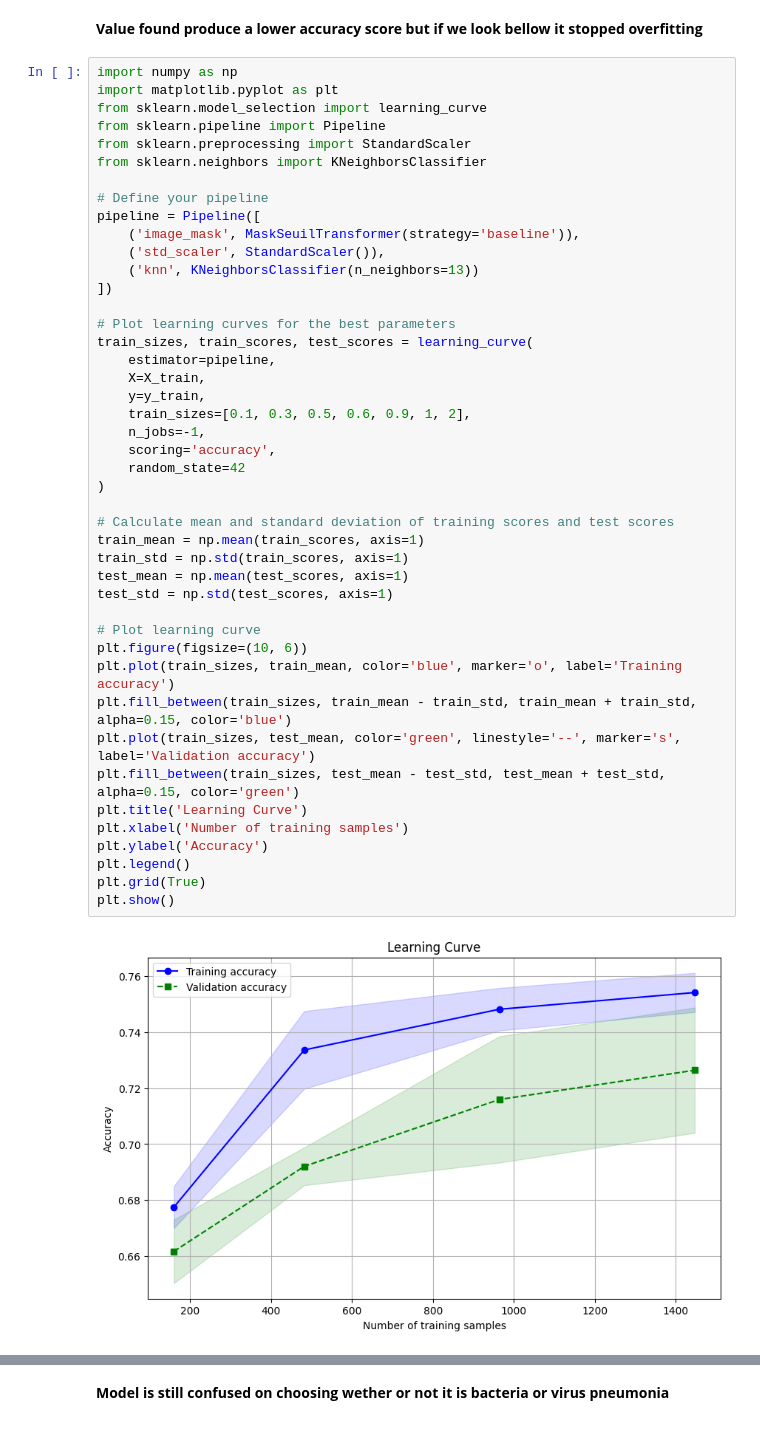
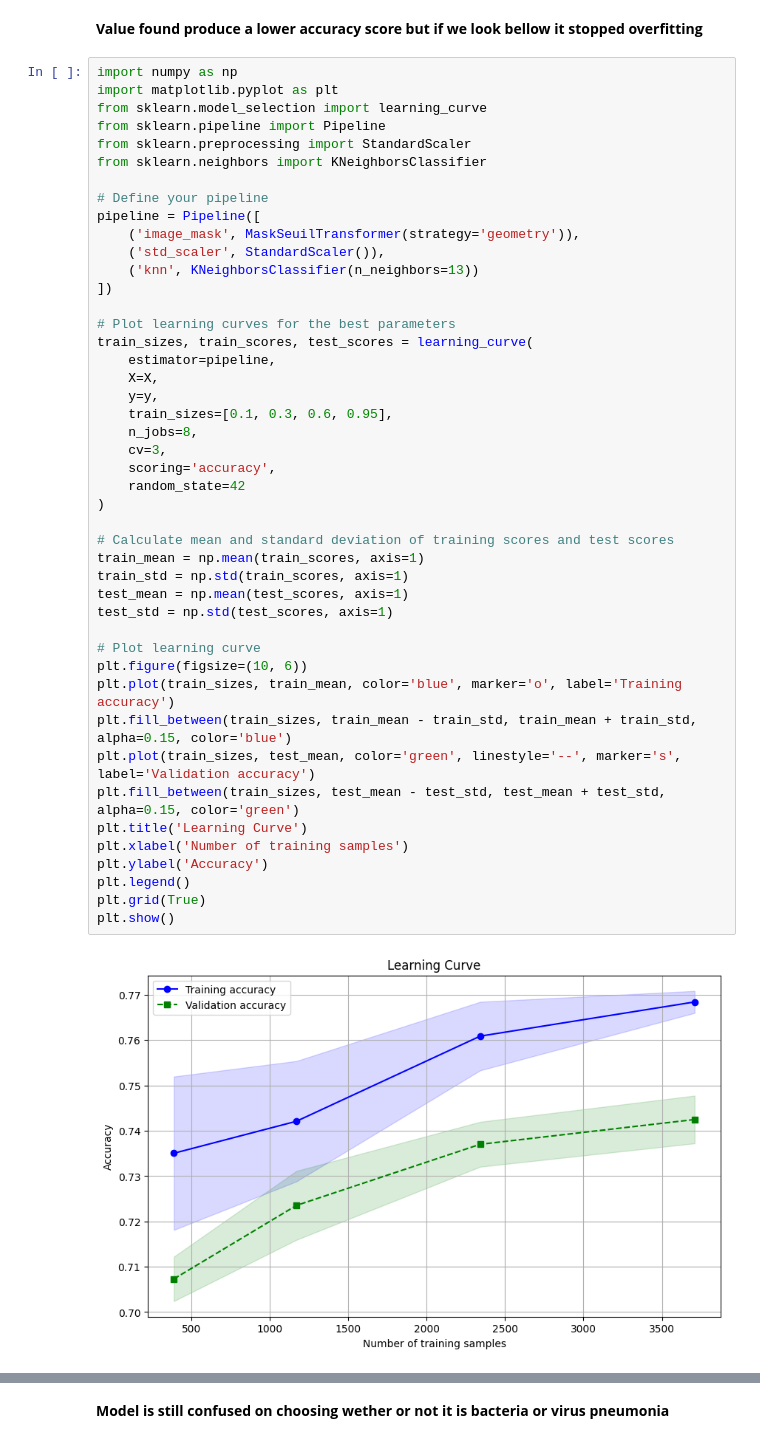
Before and after one commit to lucas066001/IllnessRecognition, a Jupyter notebook: app/ml/modelsFindingThreeClasses.ipynb, the cells around one changed output, grey strips where cells are left out. Cells and saved outputs as stored; diff of their text form.

```diff
--- a/app/ml/modelsFindingThreeClasses.ipynb
+++ b/app/ml/modelsFindingThreeClasses.ipynb
@@ -474,39 +500,40 @@ from sklearn.neighbors import KNeighborsClassifier
 
 # Define your pipeline
 pipeline = Pipeline([
-    ('image_mask', MaskSeuilTransformer(strategy='baseline')),
+    ('image_mask', MaskSeuilTransformer(strategy='geometry')),
     ('std_scaler', StandardScaler()),
     ('knn', KNeighborsClassifier(n_neighbors=13))
 ])
 
 # Plot learning curves for the best parameters
 train_sizes, train_scores, test_scores = learning_curve(
     estimator=pipeline,
-    X=X_train,
-    y=y_train,
-    train_sizes=[0.1, 0.3, 0.5, 0.6, 0.9, 1, 2],
-    n_jobs=-1,
+    X=X,
+    y=y,
+    train_sizes=[0.1, 0.3, 0.6, 0.95],
+    n_jobs=8,
+    cv=3,
     scoring='accuracy',
     random_state=42
 )
 
 # Calculate mean and standard deviation of training scores and test scores
 train_mean = np.mean(train_scores, axis=1)
 train_std = np.std(train_scores, axis=1)
 test_mean = np.mean(test_scores, axis=1)
 test_std = np.std(test_scores, axis=1)
 
 # Plot learning curve
 plt.figure(figsize=(10, 6))
 plt.plot(train_sizes, train_mean, color='blue', marker='o', label='Training accuracy')
 plt.fill_between(train_sizes, train_mean - train_std, train_mean + train_std, alpha=0.15, color='blue')
 plt.plot(train_sizes, test_mean, color='green', linestyle='--', marker='s', label='Validation accuracy')
 plt.fill_between(train_sizes, test_mean - test_std, test_mean + test_std, alpha=0.15, color='green')
 plt.title('Learning Curve')
 plt.xlabel('Number of training samples')
 plt.ylabel('Accuracy')
 plt.legend()
 plt.grid(True)
 plt.show()
 # %% [output]
-[figure, old version]
+[figure, new version]
```
Also changed, not shown: parts of 46 cells of this notebook, 1 other file.
